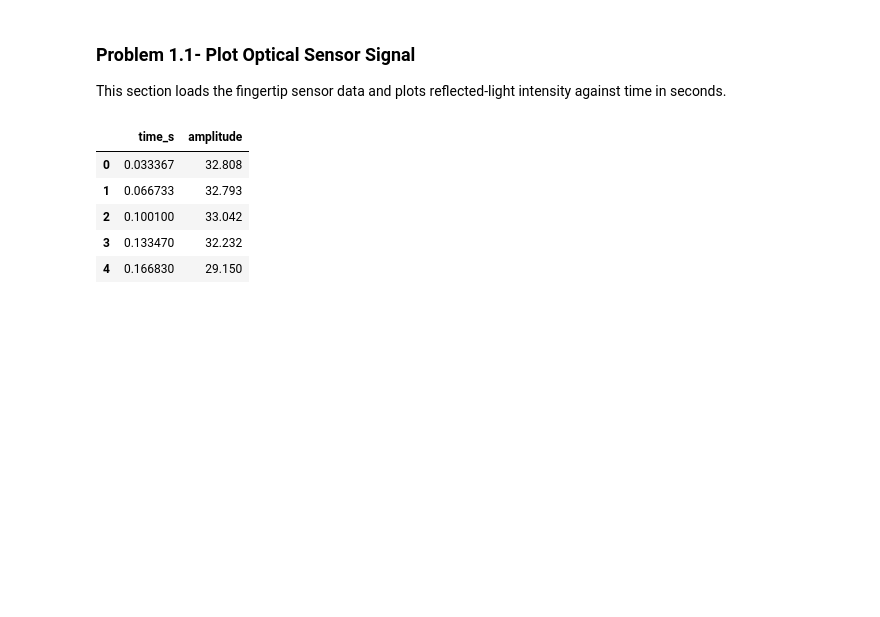
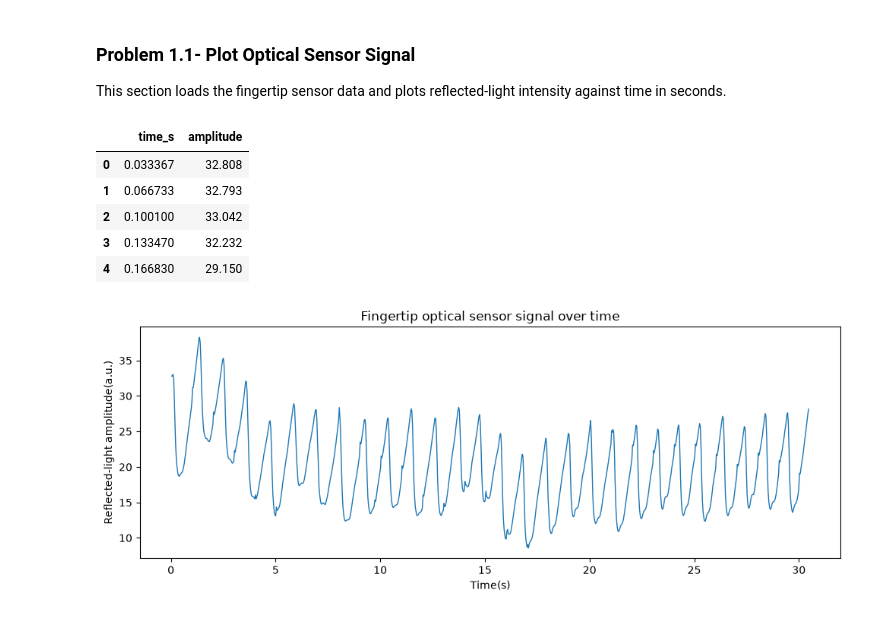
Before and after one commit to Crystal513/MPHY0058-Heart-Rate-Project, a Jupyter notebook: heart_rate analysis.ipynb, the cells around one changed output. Saved outputs shown, nothing was run; the diff lists cells and outputs as text; code cells hidden in the pictures; blank space fills up the shorter version.

Commit message:
Plot the optical sensor signal over time

```diff
--- a/heart_rate analysis.ipynb
+++ b/heart_rate analysis.ipynb
@@ -18,3 +18,18 @@ signal.head()
 | 2 | 0.100100 | 33.042 |
 | 3 | 0.133470 | 32.232 |
 | 4 | 0.166830 | 29.150 |
+# %%
+import matplotlib.pyplot as plt
+
+plt.figure(figsize=(10, 4))
+plt.plot(signal["time_s"], signal["amplitude"], linewidth=1)
+
+plt.xlabel("Time(s)")
+plt.ylabel("Reflected-light amplitude(a.u.)")
+plt.title("Fingertip optical sensor signal over time")
+
+plt.tight_layout()
+plt.savefig("problem1_1_optical_signal.png", dpi=300)
+plt.show()
+# %% [output]
+[figure, added]
```
Also changed, not shown: 1 other file.
